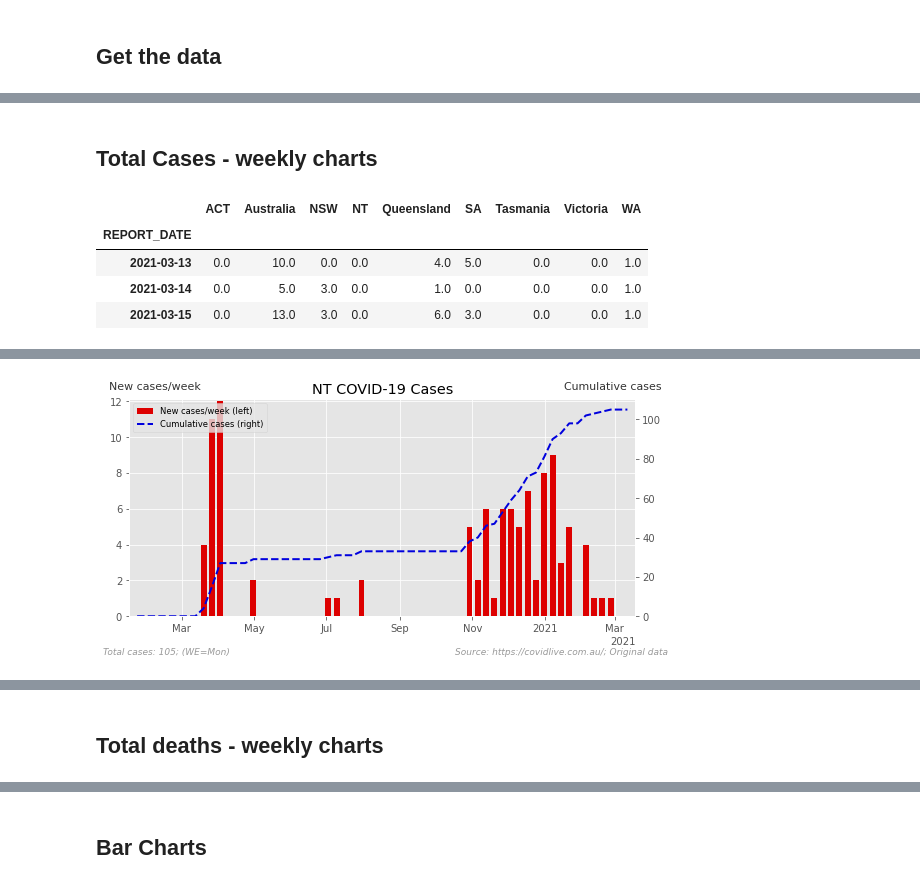
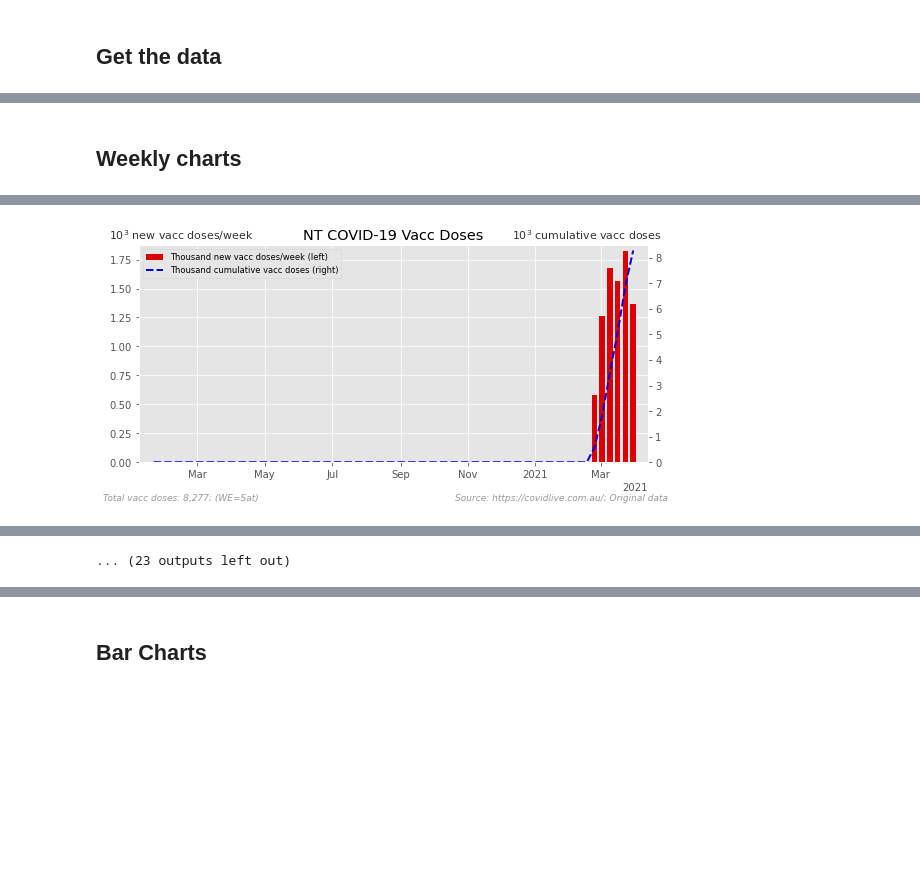
Before and after one commit to bpalmer4/Covid-19, a Jupyter notebook: notebooks/Covid-Australia-covidlive.ipynb, the cells around one changed output, grey strips where cells are left out. Saved outputs shown, nothing was run; the diff lists cells and outputs as text; code cells hidden in the pictures; blank space fills up the shorter version.

```diff
--- a/notebooks/Covid-Australia-covidlive.ipynb
+++ b/notebooks/Covid-Australia-covidlive.ipynb
@@ -132,12 +113,0 @@ dic_data, frame_data = get_data_from_JSON()
-# %%
-# diagnostics - check on latest data for each jurisdiction
-report = pd.DataFrame()
-for state in dic_data.keys():
-    series = pd.Series([state, dic_data[state].index[-1].date(),
-                        dic_data[state].iloc[-1].isna().sum(),
-                        dic_data[state].iloc[-2].isna().sum()],
-                        index=['State', 'Last date',
-                               'NANs on last day',
-                               'NANs on second last day'])
-    report[state] = series
-report
@@ -283,27 +148,17 @@ Name: 2021-03-14 00:00:00, dtype: float64
 # %% [markdown]
-## Total Cases - weekly charts
+## Weekly charts
-# %%
-# diagnostics
-cases_daily_c.iloc[-3:]
-# %% [output]
-|  | ACT | Australia | NSW | NT | Queensland | SA | Tasmania | Victoria | WA |
-| REPORT_DATE |  |  |  |  |  |  |  |  |  |
-| 2021-03-13 | 0.0 | 10.0 | 0.0 | 0.0 | 4.0 | 5.0 | 0.0 | 0.0 | 1.0 |
-| 2021-03-14 | 0.0 | 5.0 | 3.0 | 0.0 | 1.0 | 0.0 | 0.0 | 0.0 | 1.0 |
-| 2021-03-15 | 0.0 | 13.0 | 3.0 | 0.0 | 6.0 | 3.0 | 0.0 | 0.0 | 1.0 |
 # %%
-# weekly plot of case data
-# plot annotation
-quality = pd.Series(dtype=str)
-for state in cases_daily_u.columns:
-    if (cases_daily_u[state] == cases_daily_c[state]).all():
-        quality[state] = f'{SOURCE}; Original data'
-    else:
-        quality[state] = f'{SOURCE}; Data adjusted for extreme outliers'
+for item, desc in zip(capture_list, capture_desc):
 
-# call plotting function
-_ = ps.plot_weekly(cases_daily_c, "cases", quality,
-                   chart_directory=CHART_DIRECTORY+'-!weekly-',
-                   show=True,
-                  )
+    quality = pd.Series(dtype=str)
+    for state in daily_u[item].columns:
+        if (daily_u[item][state] == daily_c[item][state]).all():
+            quality[state] = f'{SOURCE}; Original data'
+        else:
+            quality[state] = f'{SOURCE}; Data adjusted for extreme outliers'
+
+    _ = ps.plot_weekly(daily_c[item], desc, quality,
+                       chart_directory=CHART_DIRECTORY+'-!weekly-',
+                       show=True,
+                      )
 # %% [output]
@@ -313 +168 @@ _ = ps.plot_weekly(cases_daily_c, "cases", quality,
-[figure, old version]
+[figure, new version]
@@ -319,2 +177 @@ _ = ps.plot_weekly(cases_daily_c, "cases", quality,
+... (23 outputs left out)
-# %% [markdown]
-## Total deaths - weekly charts
```
Also changed, not shown: parts of 58 cells of this notebook, 2 other files.
